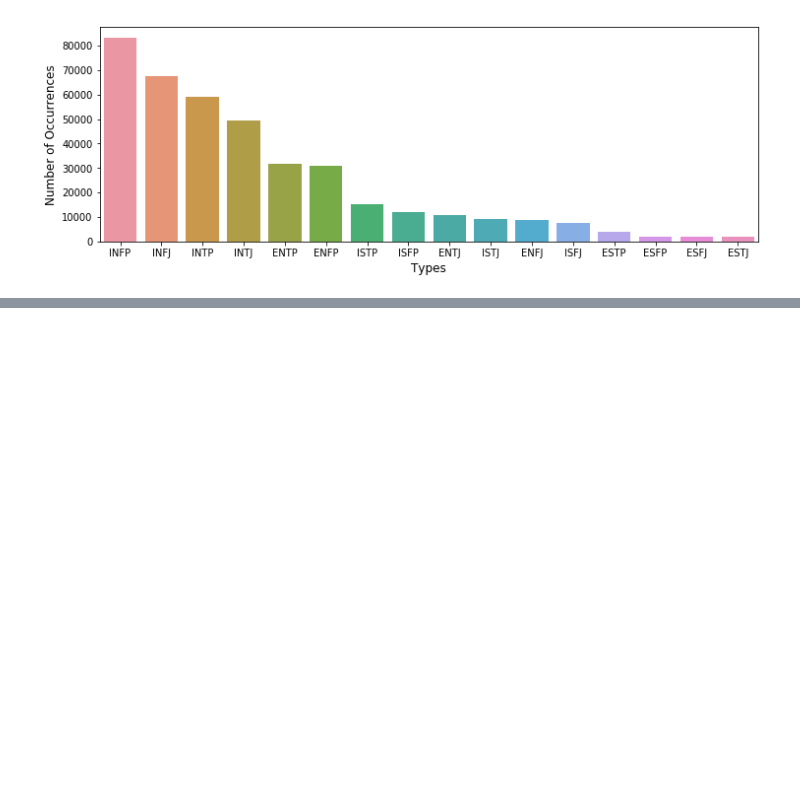
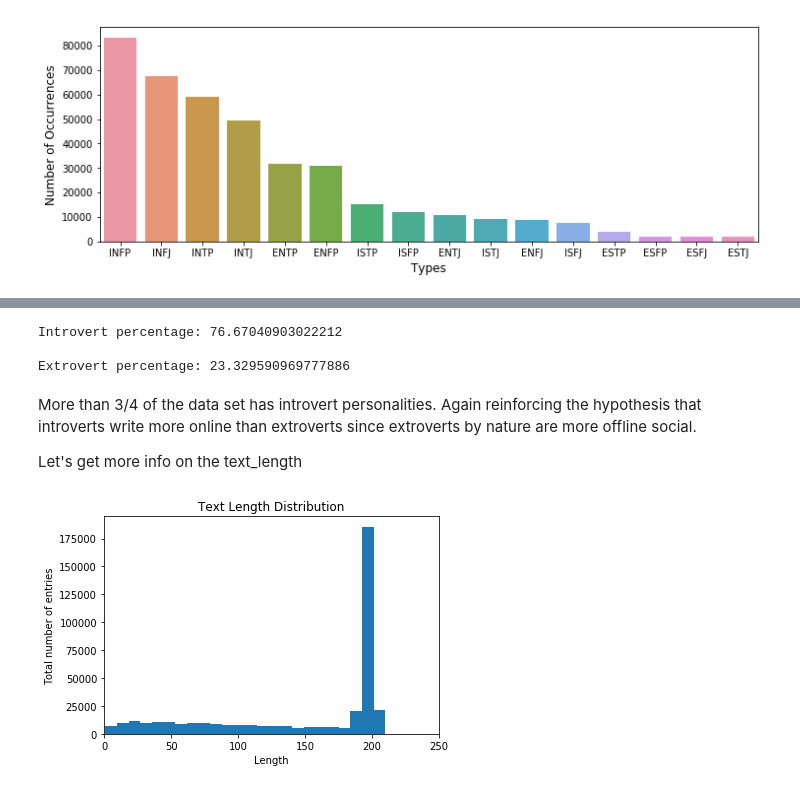
Before and after one commit to JohnDeJesus22/Personality-Text-Classifier, a Jupyter notebook: PTCEDA.ipynb, the cells around one changed output, grey strips where cells are left out. Drawn from its saved outputs; the diff is of its cells as text; code cells hidden in the pictures; blank space fills up the shorter version.

```diff
--- a/PTCEDA.ipynb
+++ b/PTCEDA.ipynb
@@ -156,0 +187,4 @@ Maybe this means that introverts are more likely to type online content versus e
+# %%
+#create a column to convert classify each personality as extrovert(I) or introvert(E)
+df_melt['IntroExtro']=df_melt['type'].apply(lambda x: 'Introvert' if x[0]=='I' else 'Extrovert')
+df_melt.head()
@@ -156,0 +198,22 @@ Maybe this means that introverts are more likely to type online content versus e
+# %%
+#determine percentage of introverts and extroverts in the data set.
+print('Introvert percentage: {}\n'.format(df_melt[df_melt.IntroExtro=='Introvert'].shape[0]/total*100))
+print('Extrovert percentage: {}\n'.format(df_melt[df_melt.IntroExtro=='Extrovert'].shape[0]/total*100))
+# %% [output]
+Introvert percentage: 76.67040903022212
+
+Extrovert percentage: 23.329590969777886
+# %% [markdown]
+More than 3/4 of the data set has introvert personalities. Again reinforcing the hypothesis that introverts write more online than extroverts since extroverts by nature are more offline social.
+
+Let's get more info on the text_length
+# %%
+#distribution. Changed xlim to 250 since the 75% mark of the data is at about 200
+plt.hist(df_melt.text_length, bins=500)
+plt.title('Text Length Distribution')
+plt.xlim(0,250)
+plt.xlabel('Length')
+plt.ylabel('Total number of entries')
+plt.show()
+# %% [output]
+[figure, added]
```
Also changed, not shown: parts of 14 cells of this notebook.
